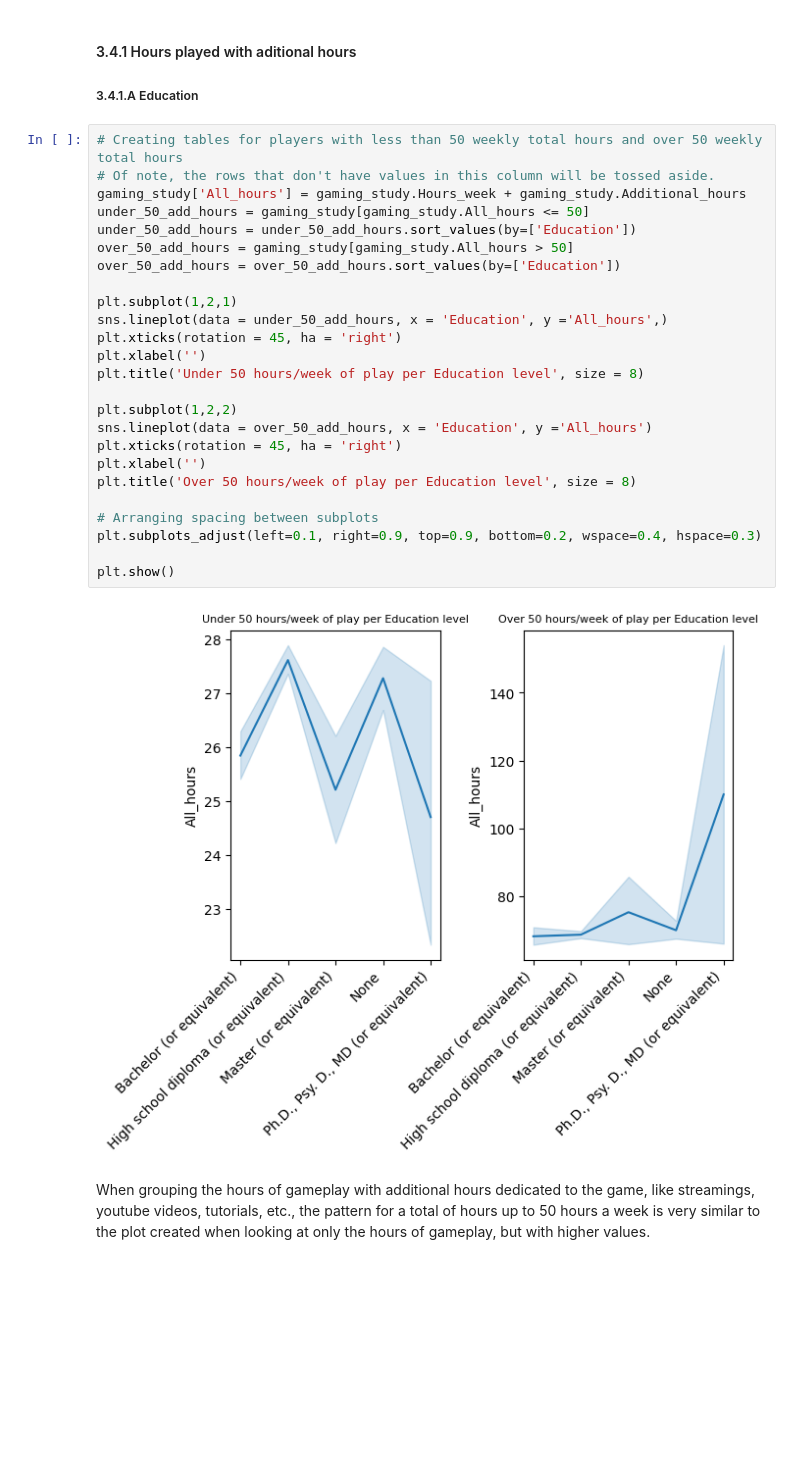
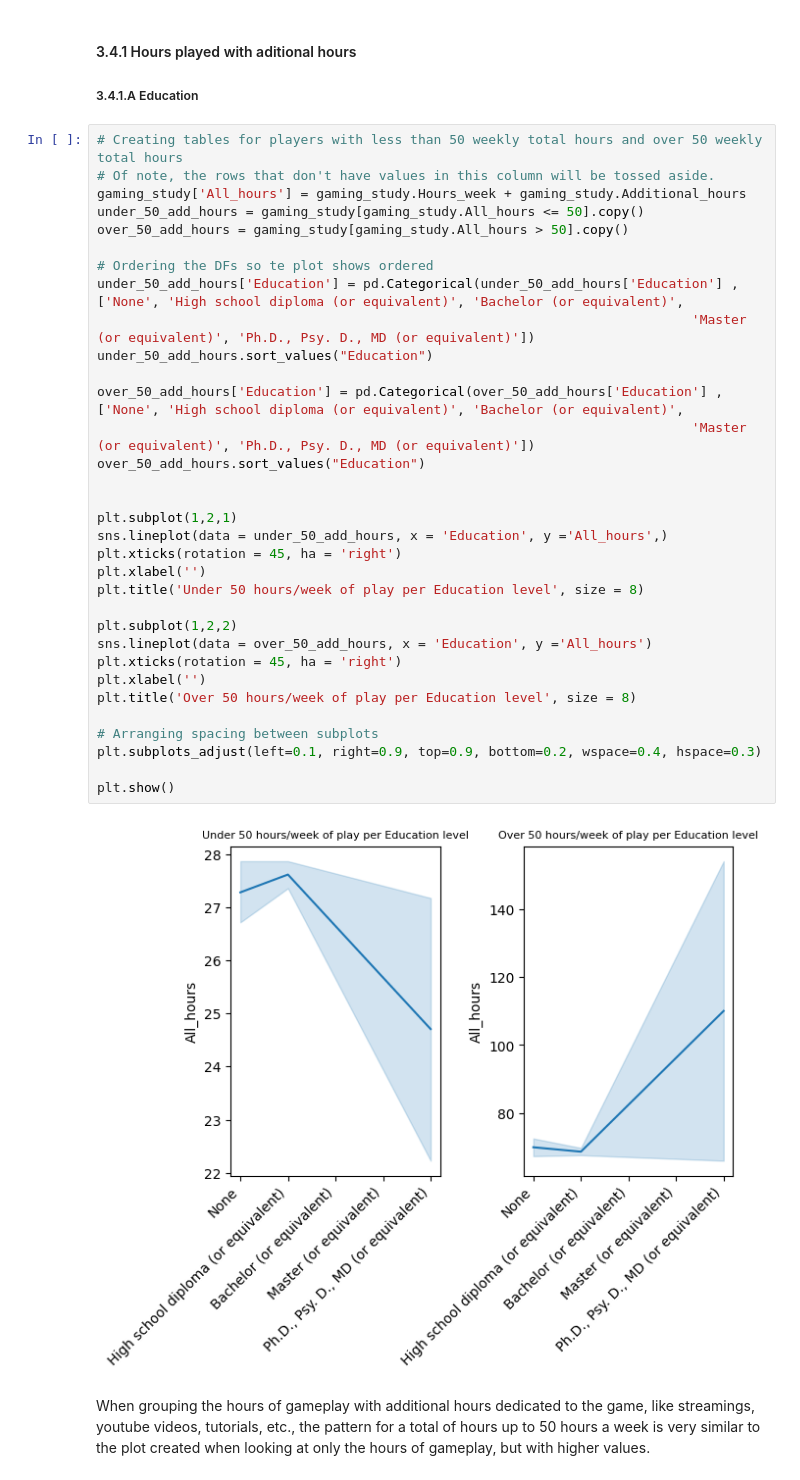
Before and after one commit to wilson-inacio/Visualize-Data-with-Python---Mental-Health-in-Gaming, a Jupyter notebook: Visualize Data with Python.ipynb, the cells around one changed output. Cells and saved outputs as stored; diff of their text form; blank space fills up the shorter version.

```diff
--- a/Visualize Data with Python.ipynb
+++ b/Visualize Data with Python.ipynb
@@ -1057,30 +1064,38 @@ Looking at the data collected here, it's visible the scores are all over the pla
 # %%
 # Creating tables for players with less than 50 weekly total hours and over 50 weekly total hours
 # Of note, the rows that don't have values in this column will be tossed aside.
 gaming_study['All_hours'] = gaming_study.Hours_week + gaming_study.Additional_hours
-under_50_add_hours = gaming_study[gaming_study.All_hours <= 50]
-under_50_add_hours = under_50_add_hours.sort_values(by=['Education'])
-over_50_add_hours = gaming_study[gaming_study.All_hours > 50]
-over_50_add_hours = over_50_add_hours.sort_values(by=['Education'])
+under_50_add_hours = gaming_study[gaming_study.All_hours <= 50].copy()
+over_50_add_hours = gaming_study[gaming_study.All_hours > 50].copy()
+
+# Ordering the DFs so te plot shows ordered
+under_50_add_hours['Education'] = pd.Categorical(under_50_add_hours['Education'] , ['None', 'High school diploma (or equivalent)', 'Bachelor (or equivalent)',
+                                                                            'Master (or equivalent)', 'Ph.D., Psy. D., MD (or equivalent)'])
+under_50_add_hours.sort_values("Education")
+
+over_50_add_hours['Education'] = pd.Categorical(over_50_add_hours['Education'] , ['None', 'High school diploma (or equivalent)', 'Bachelor (or equivalent)',
+                                                                            'Master (or equivalent)', 'Ph.D., Psy. D., MD (or equivalent)'])
+over_50_add_hours.sort_values("Education")
+
 
 plt.subplot(1,2,1)
 sns.lineplot(data = under_50_add_hours, x = 'Education', y ='All_hours',)
 plt.xticks(rotation = 45, ha = 'right')
 plt.xlabel('')
 plt.title('Under 50 hours/week of play per Education level', size = 8)
 
 plt.subplot(1,2,2)
 sns.lineplot(data = over_50_add_hours, x = 'Education', y ='All_hours')
 plt.xticks(rotation = 45, ha = 'right')
 plt.xlabel('')
 plt.title('Over 50 hours/week of play per Education level', size = 8)
 
 # Arranging spacing between subplots
 plt.subplots_adjust(left=0.1, right=0.9, top=0.9, bottom=0.2, wspace=0.4, hspace=0.3)
 
 plt.show()
 # %% [output]
-[figure, old version]
+[figure, new version]
 # %% [markdown]
 When grouping the hours of gameplay with additional hours dedicated to the game, like streamings, youtube videos, tutorials, etc., the pattern for a total of hours up to 50 hours a week is very similar to the plot created when looking at only the hours of gameplay, but with higher values.
 # %% [markdown]
```
Also changed, not shown: parts of 4 cells of this notebook, 1 other file.
